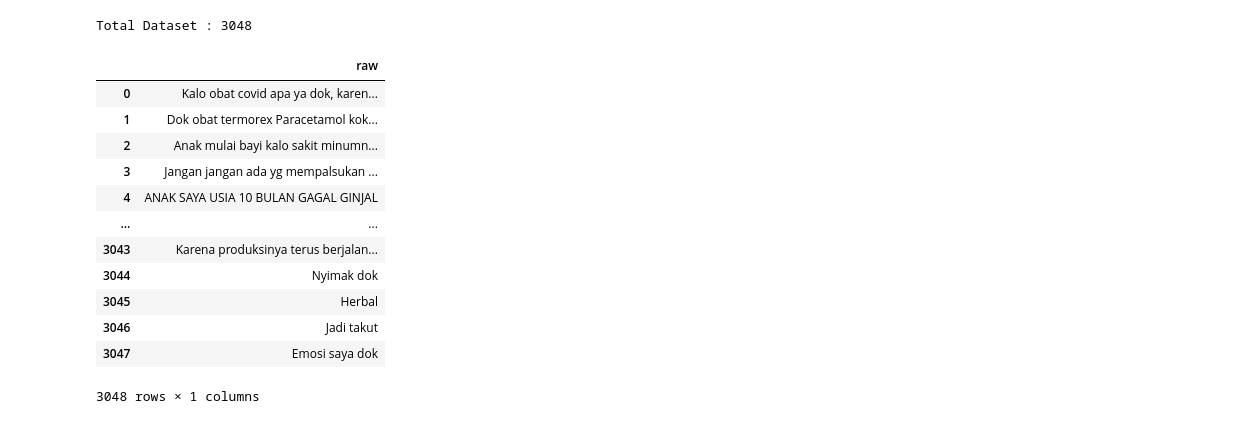
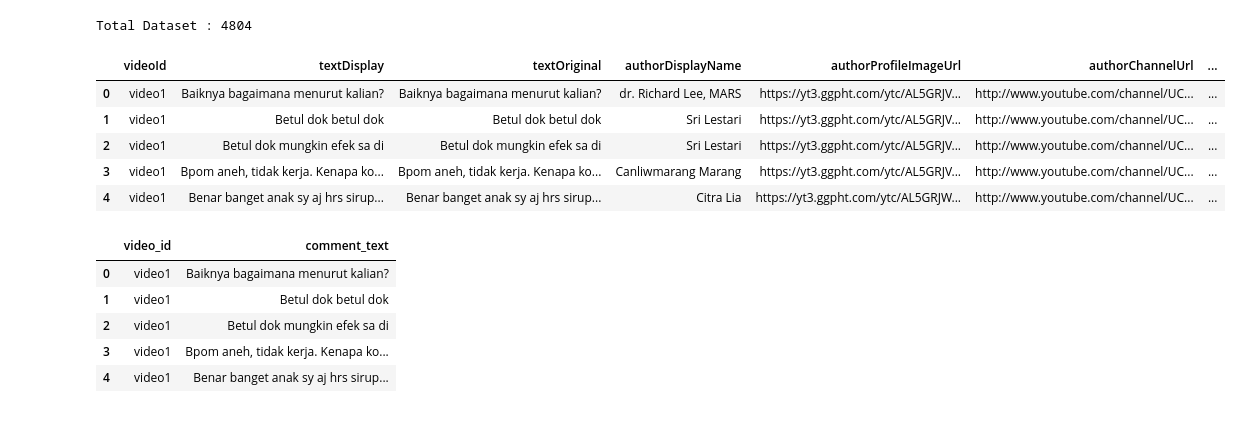
Before and after one commit to Grendozramy/TugasAkhir_SentimenSirupGinjalAkut_YT_CNN-LSTM, a Jupyter notebook: Notebooks/2. Data Preprocessing.ipynb, the cells around one changed output. Cells and saved outputs as stored; diff of their text form; code cells hidden in the pictures.

```diff
--- a/Notebooks/2. Data Preprocessing.ipynb
+++ b/Notebooks/2. Data Preprocessing.ipynb
@@ -6,25 +14,33 @@ from tqdm import tqdm
 # %%
-#  Import the Dataset
-df = pd.read_csv('dr.RichardLee_1.csv')
-df = df.rename(columns = {"textOriginal": "raw"})
-df = df[['raw']]
+# Import dataset
+df = pd.read_csv('../Data/1. Raw/Dr_Richard_Lee_MARS_Sirup_Gagal_Ginjal_Komentar.csv')
 
 # Menampilkan total dataset
 print("Total Dataset :", len(df))
 
-df
+df.head()
 # %% [output]
-Total Dataset : 3048
+Total Dataset : 4804
-|  | raw |
-| 0 | Kalo obat covid apa ya dok, karen... |
-| 1 | Dok obat termorex Paracetamol kok... |
-| 2 | Anak mulai bayi kalo sakit minumn... |
-| 3 | Jangan jangan ada yg mempalsukan ... |
-| 4 | ANAK SAYA USIA 10 BULAN GAGAL GINJAL |
-| ... | ... |
-| 3043 | Karena produksinya terus berjalan... |
-| 3044 | Nyimak dok |
-| 3045 | Herbal |
-| 3046 | Jadi takut |
-| 3047 | Emosi saya dok |
+|  | videoId | textDisplay | textOriginal | authorDisplayName | authorProfileImageUrl | authorChannelUrl | ... |
+| 0 | video1 | Baiknya bagaimana menurut kalian? | Baiknya bagaimana menurut kalian? | dr. Richard Lee, MARS | https://yt3.ggpht.com/ytc/AL5GRJV... | http://www.youtube.com/channel/UC... | ... |
+| 1 | video1 | Betul dok betul dok | Betul dok betul dok | Sri Lestari | https://yt3.ggpht.com/ytc/AL5GRJV... | http://www.youtube.com/channel/UC... | ... |
+| 2 | video1 | Betul dok mungkin efek sa di | Betul dok mungkin efek sa di | Sri Lestari | https://yt3.ggpht.com/ytc/AL5GRJV... | http://www.youtube.com/channel/UC... | ... |
+| 3 | video1 | Bpom aneh, tidak kerja. Kenapa ko... | Bpom aneh, tidak kerja. Kenapa ko... | Canliwmarang Marang | https://yt3.ggpht.com/ytc/AL5GRJV... | http://www.youtube.com/channel/UC... | ... |
+| 4 | video1 | Benar banget anak sy aj hrs sirup... | Benar banget anak sy aj hrs sirup... | Citra Lia | https://yt3.ggpht.com/ytc/AL5GRJW... | http://www.youtube.com/channel/UC... | ... |
-3048 rows × 1 columns
+# %%
+# Rename columns
+new_column_names = {'videoId': 'video_id', 'textOriginal': 'comment_text'}
+df = df.rename(columns=new_column_names)
+
+# Keep only the 'video_id' and 'comment_text' columns
+df = df[['video_id', 'comment_text']]
+
+# Display the updated DataFrame
+df.head()
+# %% [output]
+|  | video_id | comment_text |
+| 0 | video1 | Baiknya bagaimana menurut kalian? |
+| 1 | video1 | Betul dok betul dok |
+| 2 | video1 | Betul dok mungkin efek sa di |
+| 3 | video1 | Bpom aneh, tidak kerja. Kenapa ko... |
+| 4 | video1 | Benar banget anak sy aj hrs sirup... |
```
Also changed, not shown: parts of 17 cells of this notebook, 45 other files.
